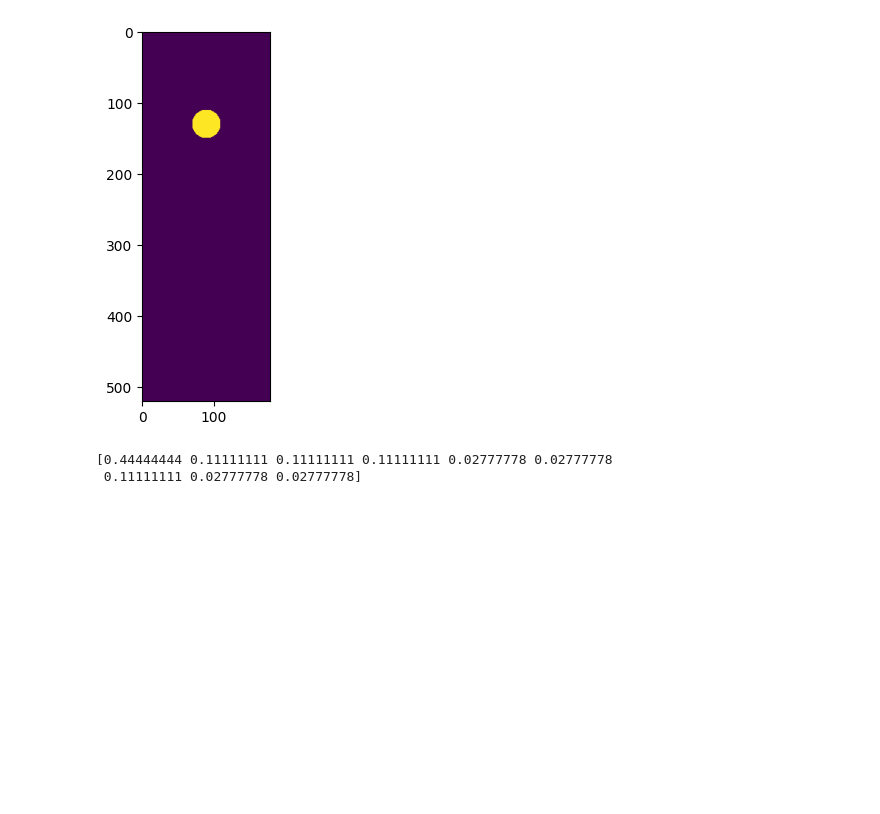
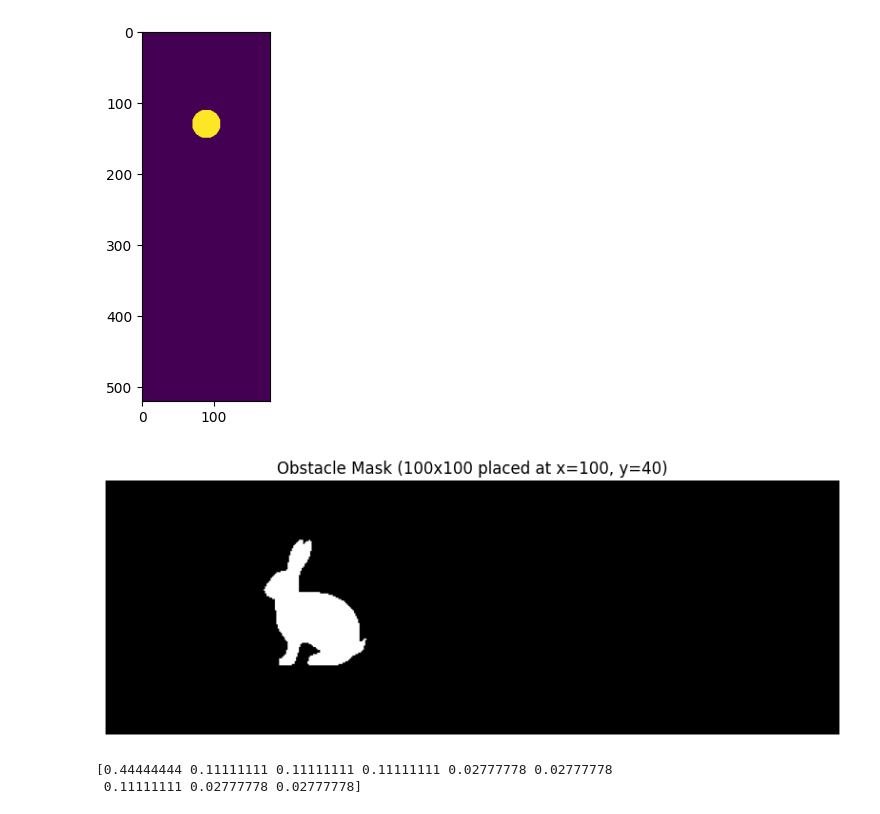
Before and after one commit to craftiggn/UW_ComputerModeling, a Jupyter notebook: 10_Karman_street.ipynb, the cells around one changed output. Cells and saved outputs as stored; diff of their text form; code cells hidden in the pictures; blank space fills up the shorter version.

```diff
--- a/10_Karman_street.ipynb
+++ b/10_Karman_street.ipynb
@@ -28,6 +30,43 @@ plt.imshow(obstacle_mask)
 (520, 180, 9)
 <matplotlib.image.AxesImage at 0x...>
 [figure]
+# %%
+from PIL import Image
+import numpy as np
+import matplotlib.pyplot as plt
+
+# 1. Define the obstacle's target size and position in the lattice
+obs_width = 100   # How wide the image should be in pixels
+obs_height = 100  # How tall the image should be in pixels
+offset_x = 100    # X coordinate for the top-left corner of the image
+offset_y = 40     # Y coordinate for the top-left corner of the image
+
+# 2. Create an empty (all False) mask for the entire simulation domain
+obstacle_mask = np.zeros((Nx, Ny), dtype=bool)
+
+# 3. Read image, convert to grayscale, and resize strictly to (obs_width, obs_height)
+img = Image.open("rbbt.png").convert("L").resize((obs_width, obs_height))
+
+# 4. Convert to numpy array, transpose to match (X, Y) math, and threshold
+sub_mask = np.array(img).T < 25
+
+# 5. Insert the sub_mask into the main obstacle_mask
+# We calculate boundaries to ensure it doesn't crash if placed near the edge
+end_x = min(offset_x + obs_width, Nx)
+end_y = min(offset_y + obs_height, Ny)
+fit_w = end_x - offset_x
+fit_h = end_y - offset_y
+
+obstacle_mask[offset_x:end_x, offset_y:end_y] = sub_mask[:fit_w, :fit_h]
+
+# Optional: Visualize to confirm
+plt.figure(figsize=(10, 10 * (Ny/Nx)))
+plt.imshow(obstacle_mask.T, cmap='gray')
+plt.title(f"Obstacle Mask ({obs_width}x{obs_height} placed at x={offset_x}, y={offset_y})")
+plt.axis('off')
+plt.show()
+# %% [output]
+[figure, added]
 # %%
 # inlet flow
 def u_inlet_x(y):
```
Also changed, not shown: parts of 3 cells of this notebook, 59 other files.
